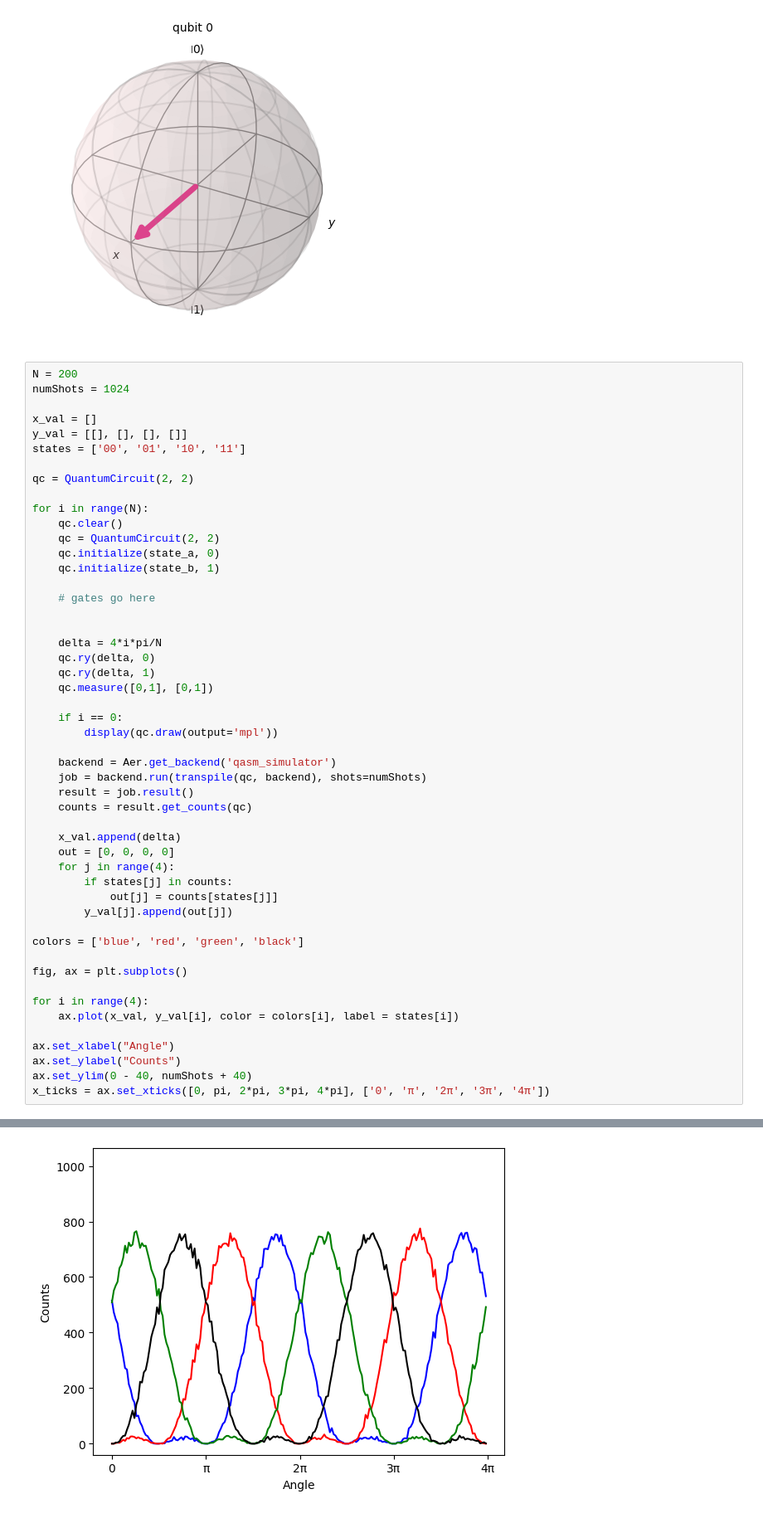
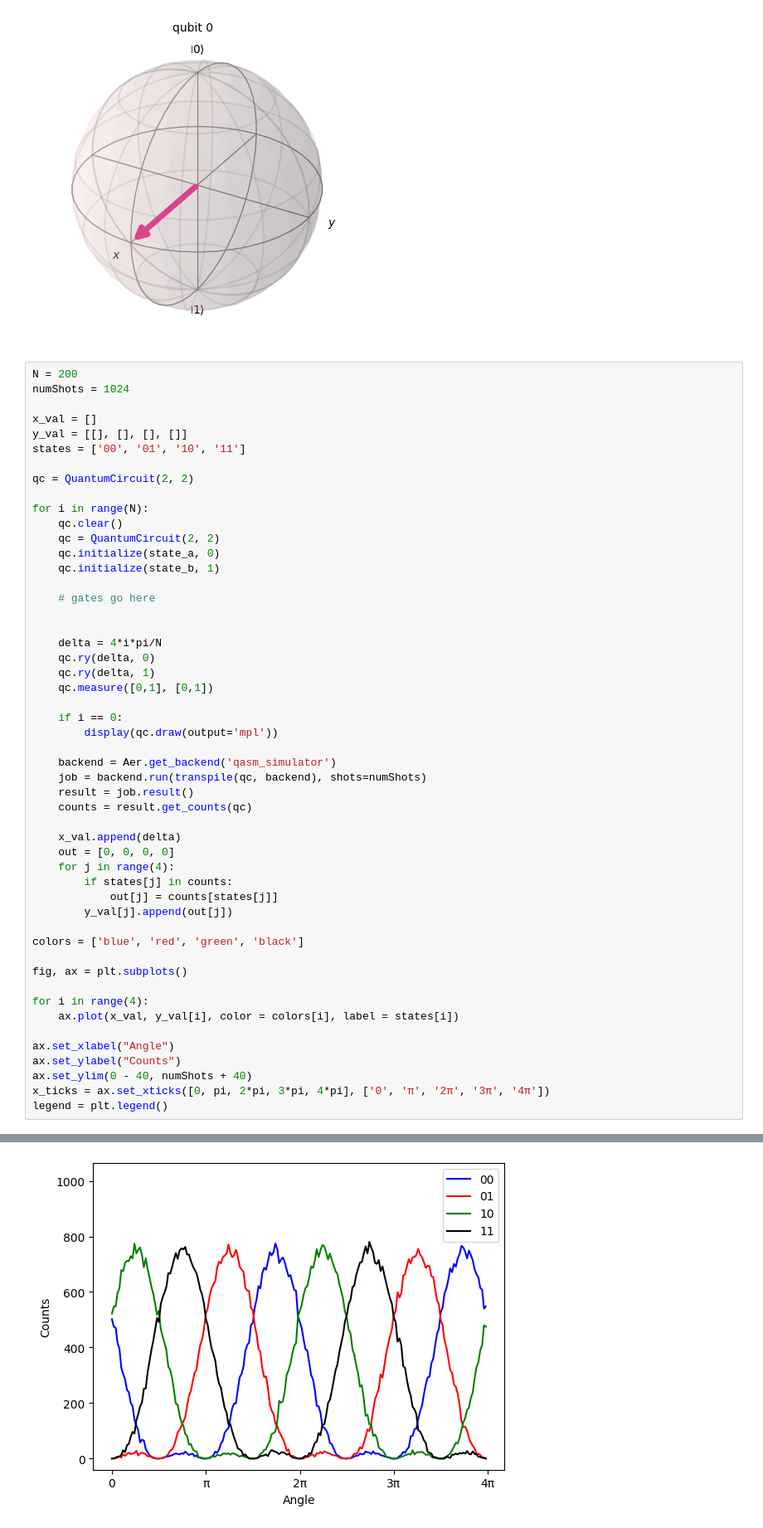
Before and after one commit to sparklyhotdog/QisketProject, a Jupyter notebook: 2_independent_qubits_rotation.ipynb, the cells around one changed output, grey strips where cells are left out. Shown: that part at 83% size. Cells and saved outputs as stored; diff of their text form.

Commit message:
2 independent: added a legend, and fixed a bug
single qubit: reduced delay between frames

```diff
--- a/2_independent_qubits_rotation.ipynb
+++ b/2_independent_qubits_rotation.ipynb
@@ -58,31 +58,32 @@ for i in range(N):
     qc.measure([0,1], [0,1])
 
     if i == 0:
         display(qc.draw(output='mpl'))
 
     backend = Aer.get_backend('qasm_simulator')
     job = backend.run(transpile(qc, backend), shots=numShots)
     result = job.result()
     counts = result.get_counts(qc)
 
     x_val.append(delta)
     out = [0, 0, 0, 0]
     for j in range(4):
         if states[j] in counts:
             out[j] = counts[states[j]]
         y_val[j].append(out[j])
 
 colors = ['blue', 'red', 'green', 'black']
 
 fig, ax = plt.subplots()
 
 for i in range(4):
     ax.plot(x_val, y_val[i], color = colors[i], label = states[i])
 
 ax.set_xlabel("Angle")
 ax.set_ylabel("Counts")
 ax.set_ylim(0 - 40, numShots + 40)
 x_ticks = ax.set_xticks([0, pi, 2*pi, 3*pi, 4*pi], ['0', 'π', '2π', '3π', '4π'])
+legend = plt.legend()
 # %% [output]
 [figure]
-[figure, old version]
+[figure, new version]
```
Also changed, not shown: 1 other file.
